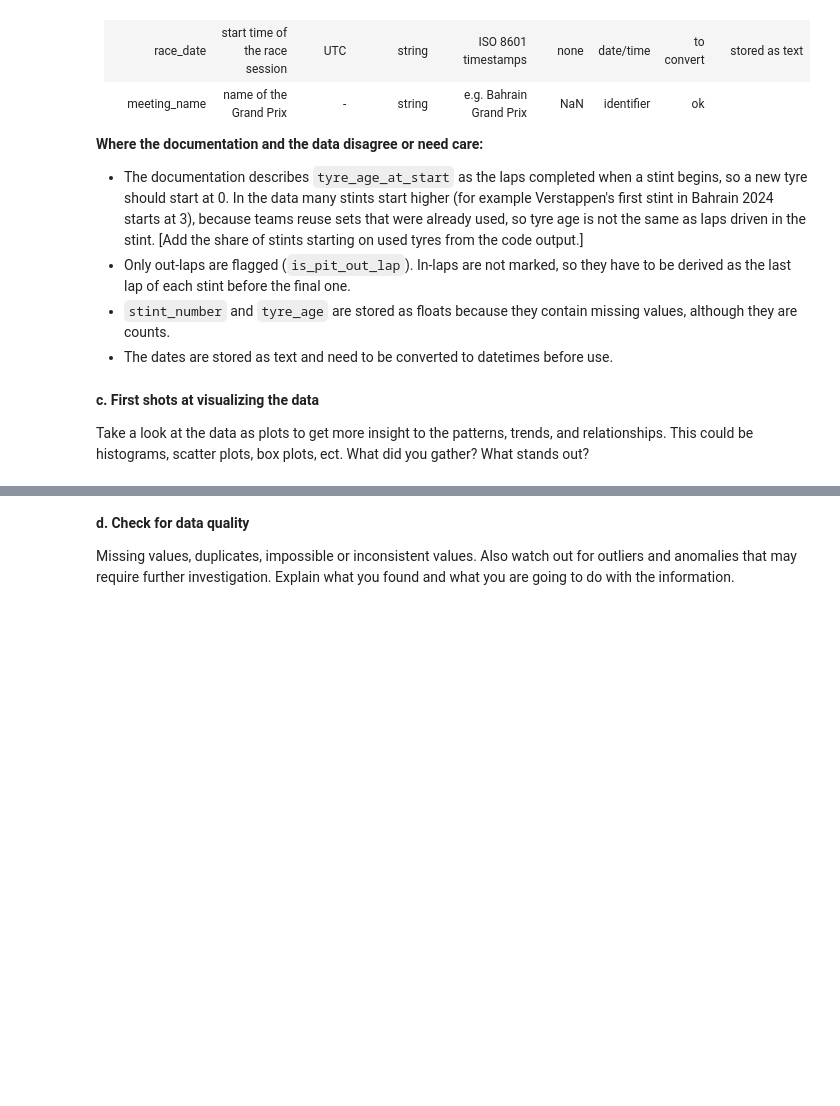
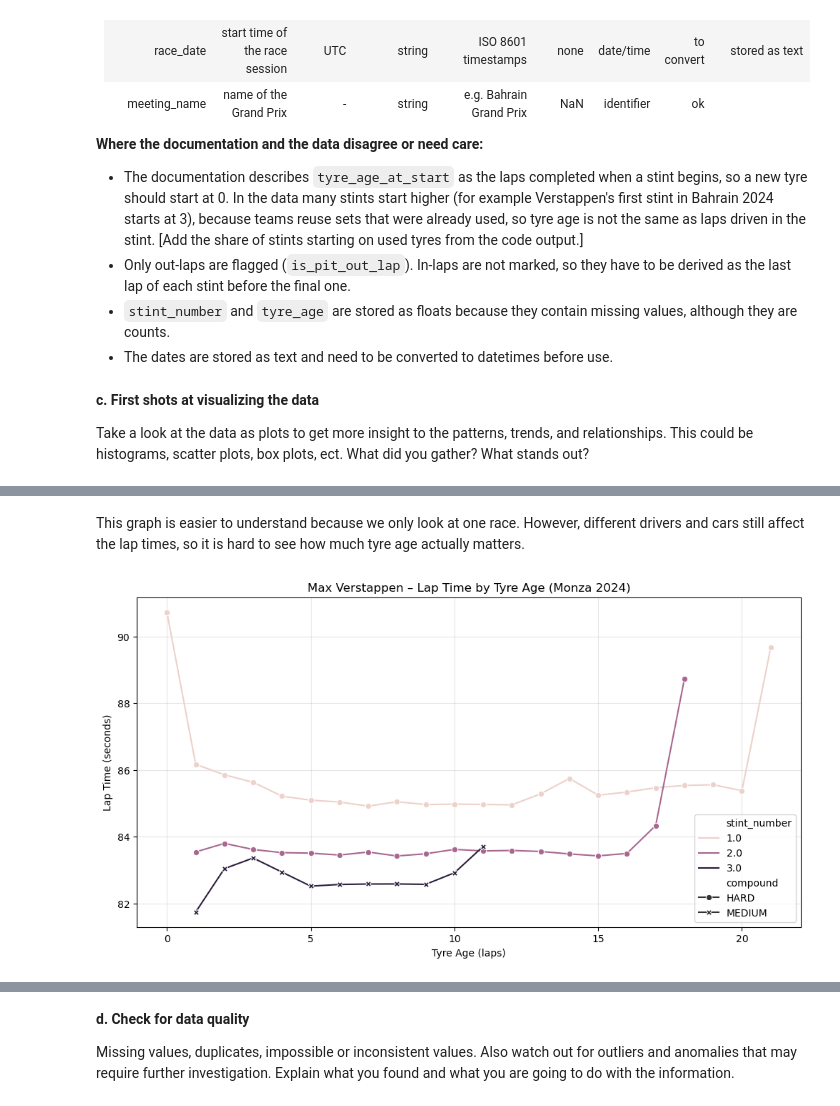
Before and after one commit to rickiemagnusjojo/IDS-Project-F9, a Jupyter notebook: notebooks/IDS2026_HW07.ipynb, the cells around one changed output, grey strips where cells are left out. Cells and saved outputs as stored; diff of their text form; code cells hidden in the pictures; blank space fills up the shorter version.

```diff
--- a/notebooks/IDS2026_HW07.ipynb
+++ b/notebooks/IDS2026_HW07.ipynb
@@ -237,0 +287,34 @@ Take a look at the data as plots to get more insight to the patterns, trends, an
+# %% [markdown]
+This graph is easier to understand because we only look at one race. However, different drivers and cars still affect the lap times, so it is hard to see how much tyre age actually matters.
+# %%
+#4. Monza 2024 – One driver
+
+#Focusing on one driver makes comparisons more meaningful, although fuel load and race conditions still influence lap times.
+import matplotlib.pyplot as plt
+import seaborn as sns
+
+# Exclude unusually slow laps
+driver_clean = driver_df[
+    driver_df["lap_duration"].between(80, 95)
+].copy()
+
+plt.figure(figsize=(12, 6))
+
+sns.lineplot(
+    data=driver_clean,
+    x="tyre_age",
+    y="lap_duration",
+    hue="stint_number",
+    style="compound",
+    markers=True,
+    dashes=False,
+    estimator=None
+)
+
+plt.title("Max Verstappen – Lap Time by Tyre Age (Monza 2024)")
+plt.xlabel("Tyre Age (laps)")
+plt.ylabel("Lap Time (seconds)")
+plt.grid(alpha=0.3)
+plt.show()
+# %% [output]
+[figure, added]
```
Also changed, not shown: parts of 18 cells of this notebook.
